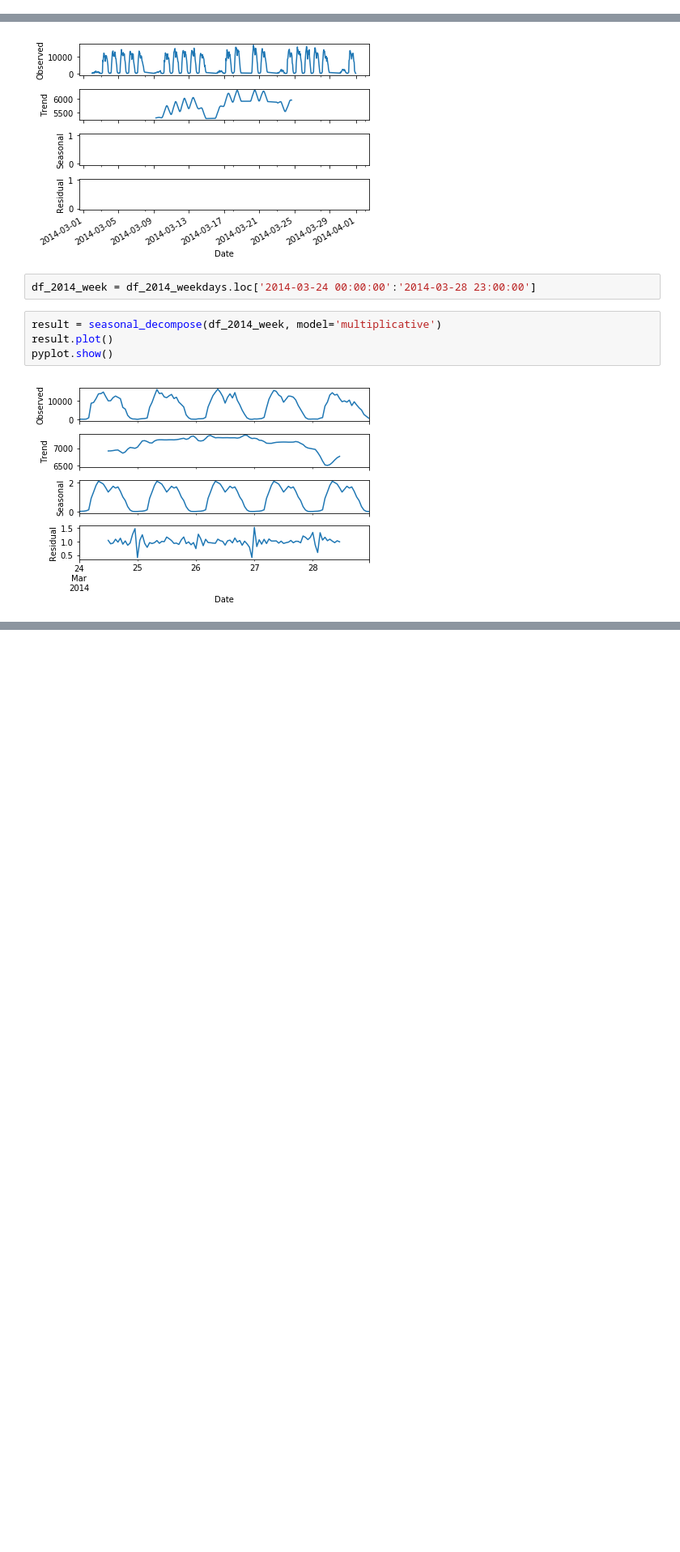
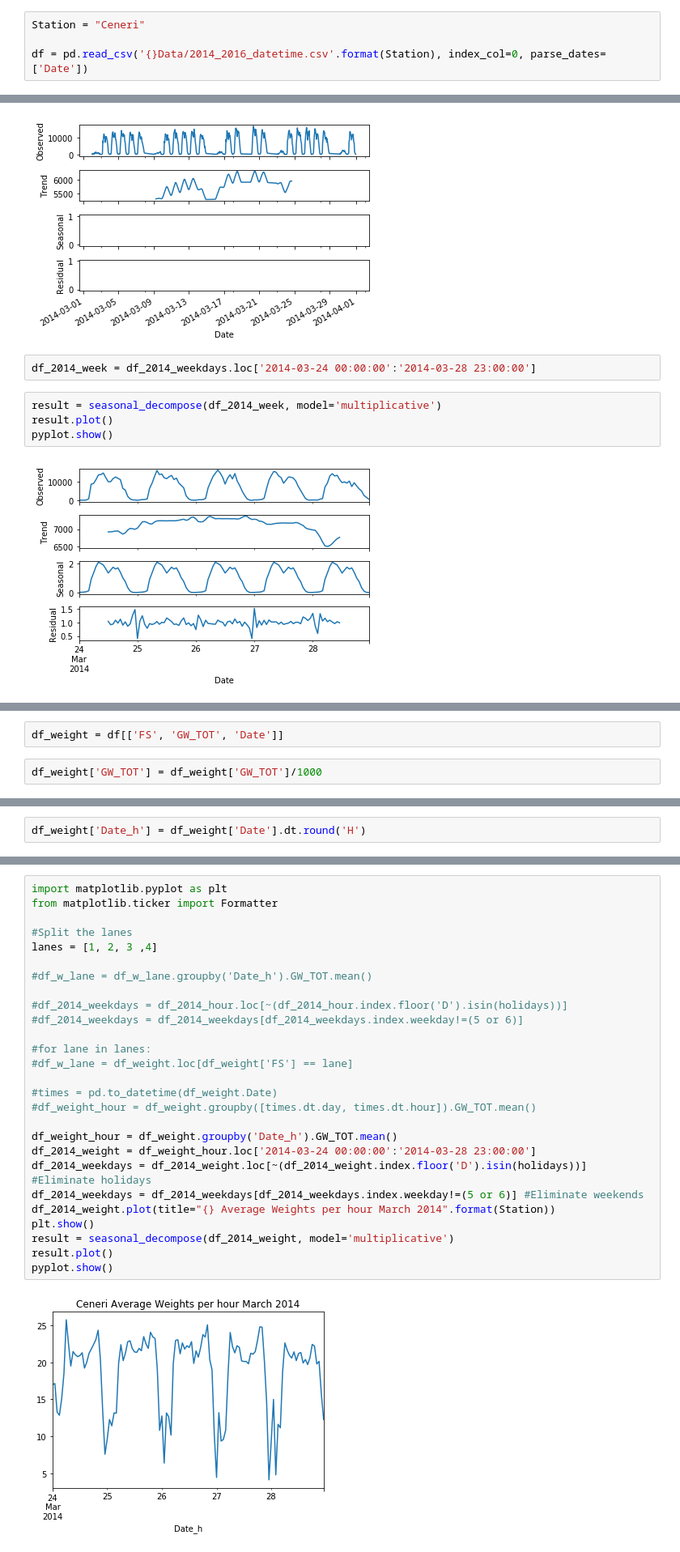
Before and after one commit to isdabelle/DigitalTwinBridges, a Jupyter notebook: Seasonality.ipynb, the cells around one changed output, grey strips where cells are left out. Shown: that part at 81% size. Cells and saved outputs as stored; diff of their text form; blank space fills up the shorter version.

Commit message:
Seasonality of weight

```diff
--- a/Seasonality.ipynb
+++ b/Seasonality.ipynb
@@ -107,3 +12,7 @@ df_day = df.groupby('Date', as_index=True).MM.agg('sum')
+# %%
+Station = "Ceneri"
+
+df = pd.read_csv('{}Data/2014_2016_datetime.csv'.format(Station), index_col=0, parse_dates=['Date'])
 # %%
 df_day.head()
 # %% [output]
@@ -201,0 +125,4 @@ pyplot.show()
+# %%
+df_weight = df[['FS', 'GW_TOT', 'Date']]
+# %%
+df_weight['GW_TOT'] = df_weight['GW_TOT']/1000
@@ -201,0 +135,2 @@ pyplot.show()
+# %%
+df_weight['Date_h'] = df_weight['Date'].dt.round('H')
@@ -201,0 +152,29 @@ pyplot.show()
+# %%
+import matplotlib.pyplot as plt
+from matplotlib.ticker import Formatter
+
+#Split the lanes
+lanes = [1, 2, 3 ,4]
+
+#df_w_lane = df_w_lane.groupby('Date_h').GW_TOT.mean()
+
+#df_2014_weekdays = df_2014_hour.loc[~(df_2014_hour.index.floor('D').isin(holidays))]
+#df_2014_weekdays = df_2014_weekdays[df_2014_weekdays.index.weekday!=(5 or 6)]
+
+#for lane in lanes:
+#df_w_lane = df_weight.loc[df_weight['FS'] == lane]
+
+#times = pd.to_datetime(df_weight.Date)
+#df_weight_hour = df_weight.groupby([times.dt.day, times.dt.hour]).GW_TOT.mean()
+
+df_weight_hour = df_weight.groupby('Date_h').GW_TOT.mean()
+df_2014_weight = df_weight_hour.loc['2014-03-24 00:00:00':'2014-03-28 23:00:00']
+df_2014_weekdays = df_2014_weight.loc[~(df_2014_weight.index.floor('D').isin(holidays))] #Eliminate holidays
+df_2014_weekdays = df_2014_weekdays[df_2014_weekdays.index.weekday!=(5 or 6)] #Eliminate weekends
+df_2014_weight.plot(title="{} Average Weights per hour March 2014".format(Station))
+plt.show()
+result = seasonal_decompose(df_2014_weight, model='multiplicative')
+result.plot()
+pyplot.show()
+# %% [output]
+[figure, added]
```
Also changed, not shown: parts of 38 cells of this notebook, 2 other files.
